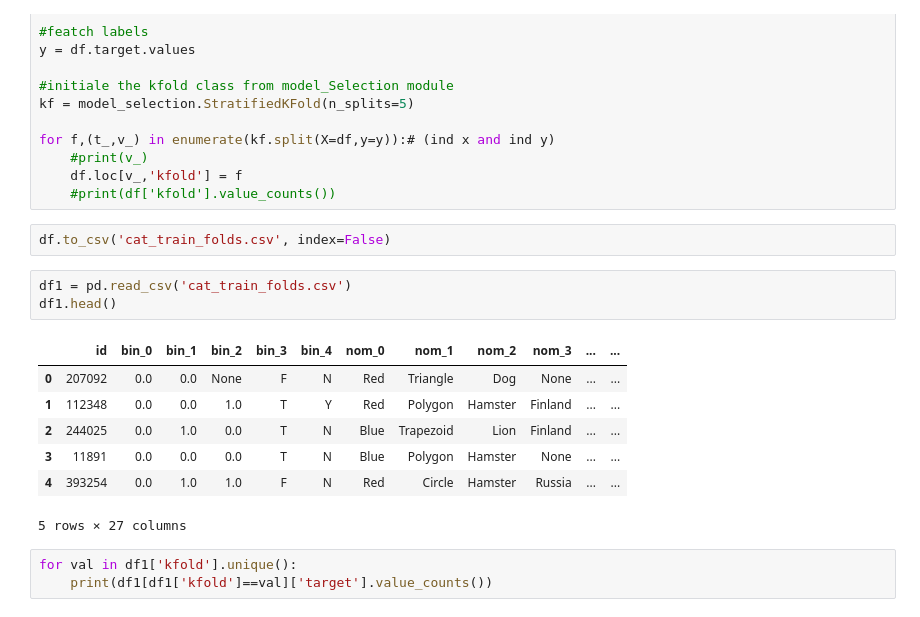
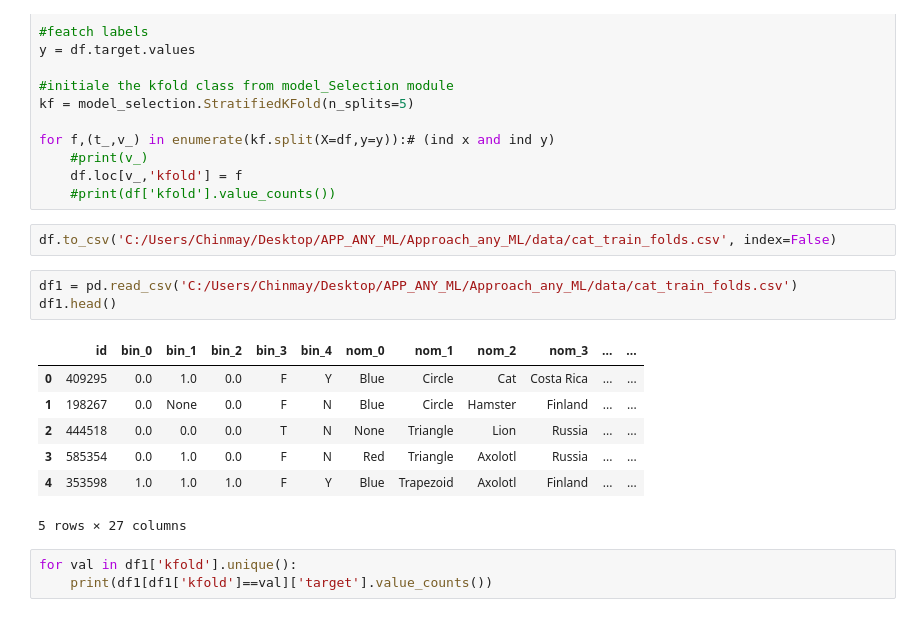
Before and after one commit to chinmay002/Approach_any_ML, a Jupyter notebook: chapter_5_cat_var.ipynb, the cells around one changed output. Drawn from its saved outputs; the diff is of its cells as text.

```diff
--- a/chapter_5_cat_var.ipynb
+++ b/chapter_5_cat_var.ipynb
@@ -279,17 +279,17 @@ for f,(t_,v_) in enumerate(kf.split(X=df,y=y)):# (ind x and ind y)
     df.loc[v_,'kfold'] = f
     #print(df['kfold'].value_counts())
 # %%
-df.to_csv('cat_train_folds.csv', index=False)
+df.to_csv('C:/Users/Chinmay/Desktop/APP_ANY_ML/Approach_any_ML/data/cat_train_folds.csv', index=False)
 # %%
-df1 = pd.read_csv('cat_train_folds.csv')
+df1 = pd.read_csv('C:/Users/Chinmay/Desktop/APP_ANY_ML/Approach_any_ML/data/cat_train_folds.csv')
 df1.head()
 # %% [output]
 |  | id | bin_0 | bin_1 | bin_2 | bin_3 | bin_4 | nom_0 | nom_1 | nom_2 | nom_3 | ... | ... |
-| 0 | 207092 | 0.0 | 0.0 | None | F | N | Red | Triangle | Dog | None | ... | ... |
-| 1 | 112348 | 0.0 | 0.0 | 1.0 | T | Y | Red | Polygon | Hamster | Finland | ... | ... |
-| 2 | 244025 | 0.0 | 1.0 | 0.0 | T | N | Blue | Trapezoid | Lion | Finland | ... | ... |
-| 3 | 11891 | 0.0 | 0.0 | 0.0 | T | N | Blue | Polygon | Hamster | None | ... | ... |
-| 4 | 393254 | 0.0 | 1.0 | 1.0 | F | N | Red | Circle | Hamster | Russia | ... | ... |
+| 0 | 409295 | 0.0 | 1.0 | 0.0 | F | Y | Blue | Circle | Cat | Costa Rica | ... | ... |
+| 1 | 198267 | 0.0 | None | 0.0 | F | N | Blue | Circle | Hamster | Finland | ... | ... |
+| 2 | 444518 | 0.0 | 0.0 | 0.0 | T | N | None | Triangle | Lion | Russia | ... | ... |
+| 3 | 585354 | 0.0 | 1.0 | 0.0 | F | N | Red | Triangle | Axolotl | Russia | ... | ... |
+| 4 | 353598 | 1.0 | 1.0 | 1.0 | F | Y | Blue | Trapezoid | Axolotl | Finland | ... | ... |
 5 rows × 27 columns
 # %%
 for val in df1['kfold'].unique():
```
Also changed, not shown: parts of 8 cells of this notebook, 5 other files.
